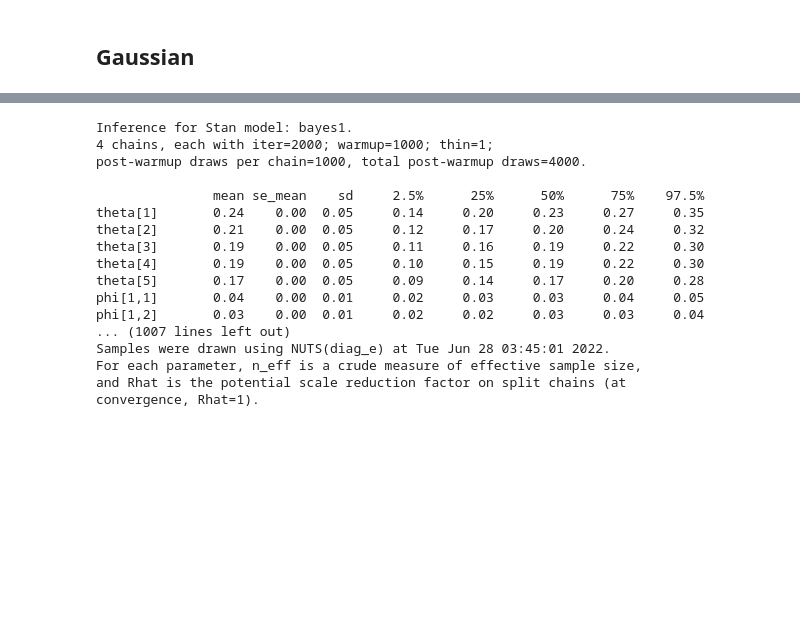
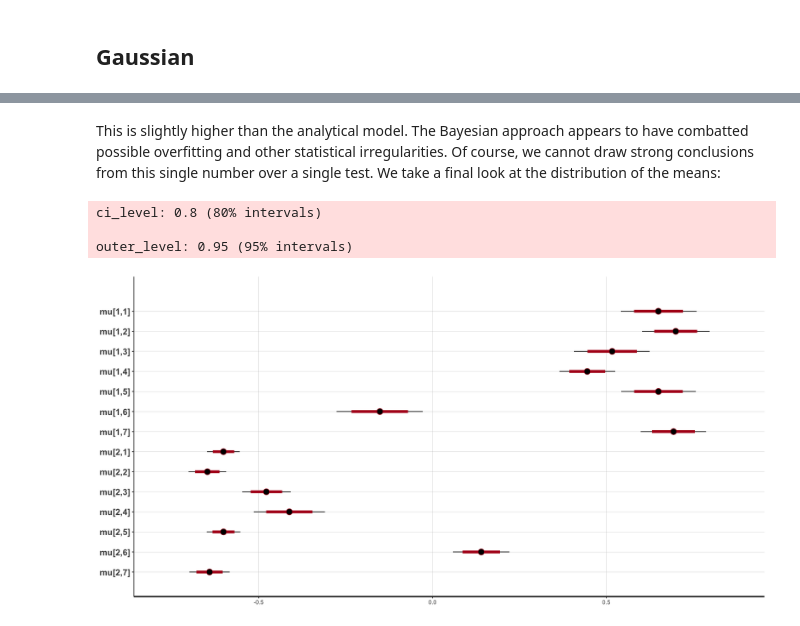
Before and after one commit to carpelli/project-bayesian, a Jupyter notebook: r.ipynb, the cells around one changed output, grey strips where cells are left out. Saved outputs shown, nothing was run; the diff lists cells and outputs as text; code cells hidden in the pictures; blank space fills up the shorter version.

```diff
--- a/r.ipynb
+++ b/r.ipynb
@@ -90,18 +126,18 @@ X <- X %>% map2_df(means, `-`) %>% map2_df(sds, `/`)
 # %%
 data <- list(
-  C = max(y),         # num categories
-  K = dim(X)[2],      # num features
-  N = dim(X)[1],      # num samples
-  y = y,              # category of sample n
-  x = X,              # sample n
-  alpha = c(1, 1, 1), # category prior
-  mu_mu = 0,          # feature mean prior
-  mu_sigma = 5,       # feature mean prior
-  sigma_alpha = 1,    # feature sd prior
-  sigma_beta = 1      # feature sd prior
+  C = max(y),              # num categories
+  K = ncol(X_train),       # num features
+  N = nrow(X_train),       # num samples
+  y = y_train,             # category of sample n
+  x = X_train,             # sample n
+  alpha = rep(1, max(y)),  # category prior
+  mu_mu = 0,               # feature mean prior
+  mu_sigma = 5,            # feature mean prior
+  sigma_alpha = 1,         # feature sd prior
+  sigma_beta = 1           # feature sd prior
 )
 
-fit <- stan(file = 'model_gaussian.stan', data = data, iter = 20000)
+fit <- stan(file = 'model_gaussian.stan', data = data, iter = 10000)
 # %%
 print(fit)
 # %% [output]
@@ -143,6 +160,0 @@ X_test <- X_test %>% map2_df(means, `-`) %>% map2_df(sds, `/`)
-# %%
-# replace the values of the data list that changed and run the model
-data$x <- X_train
-data$y <- y_train
-data$N <- nrow(X_train)
-fit <- stan(file = 'bayes_gaussian.stan', data = data, iter = 20000)
@@ -252,34 +191,0 @@ V <- length(vocab)
-# %%
-data <- list(
-  K = max(y),               # num topics
-  V = V,                    # num words
-  M = length(corpus),       # num docs
-  N = length(word_ids),     # total word instances
-  z = y,                    # topic for doc m
-  w = word_ids,             # word n
-  doc = doc_ids,            # doc ID for word n
-  alpha = rep(1, max(y)),   # topic prior
-  beta = rep(1, max_words)  # word prior
-)
-
-fit <- stan(file = 'model_multinomial.stan', data = data, iter = 20000)
-# %%
-print(fit)
-# %% [output]
-Inference for Stan model: bayes1.
-4 chains, each with iter=2000; warmup=1000; thin=1;
-post-warmup draws per chain=1000, total post-warmup draws=4000.
-
-               mean se_mean    sd     2.5%      25%      50%      75%    97.5%
-theta[1]       0.24    0.00  0.05     0.14     0.20     0.23     0.27     0.35
-theta[2]       0.21    0.00  0.05     0.12     0.17     0.20     0.24     0.32
-theta[3]       0.19    0.00  0.05     0.11     0.16     0.19     0.22     0.30
-theta[4]       0.19    0.00  0.05     0.10     0.15     0.19     0.22     0.30
-theta[5]       0.17    0.00  0.05     0.09     0.14     0.17     0.20     0.28
-phi[1,1]       0.04    0.00  0.01     0.02     0.03     0.03     0.04     0.05
-phi[1,2]       0.03    0.00  0.01     0.02     0.02     0.03     0.03     0.04
-... (1007 lines left out)
-Samples were drawn using NUTS(diag_e) at Tue Jun 28 03:45:01 2022.
-For each parameter, n_eff is a crude measure of effective sample size,
-and Rhat is the potential scale reduction factor on split chains (at
-convergence, Rhat=1).
@@ -287,0 +192,9 @@ saveRDS('lol', file = "fit.rds")
+# %% [markdown]
+This is slightly higher than the analytical model. The Bayesian approach appears to have combatted possible overfitting and other statistical irregularities. Of course, we cannot draw strong conclusions from this single number over a single test. We take a final look at the distribution of the means:
+# %%
+stan_plot(fit, c('mu'))
+# %% [output]
+ci_level: 0.8 (80% intervals)
+
+outer_level: 0.95 (95% intervals)
+[figure, added]
```
Also changed, not shown: parts of 31 cells of this notebook, 2 other files.
